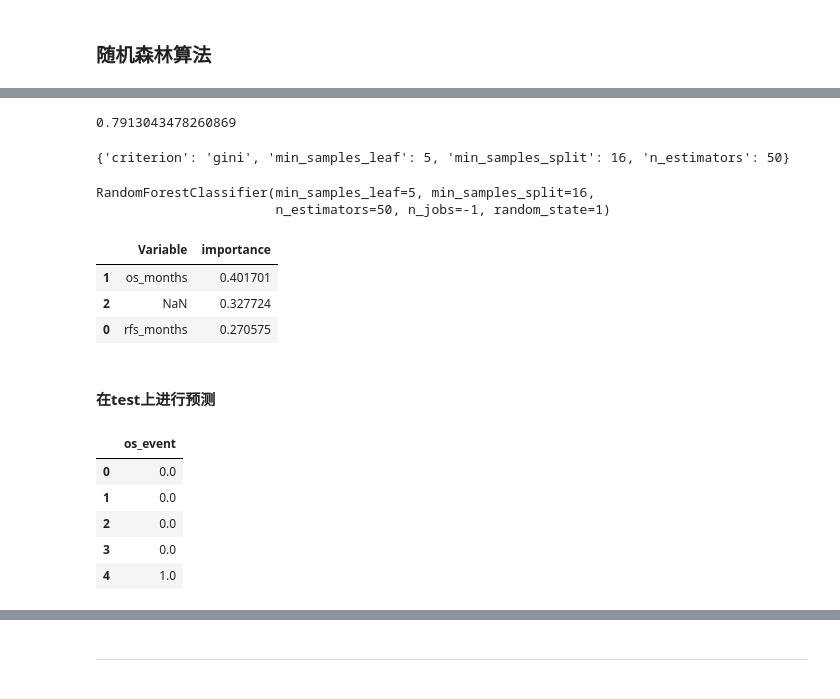
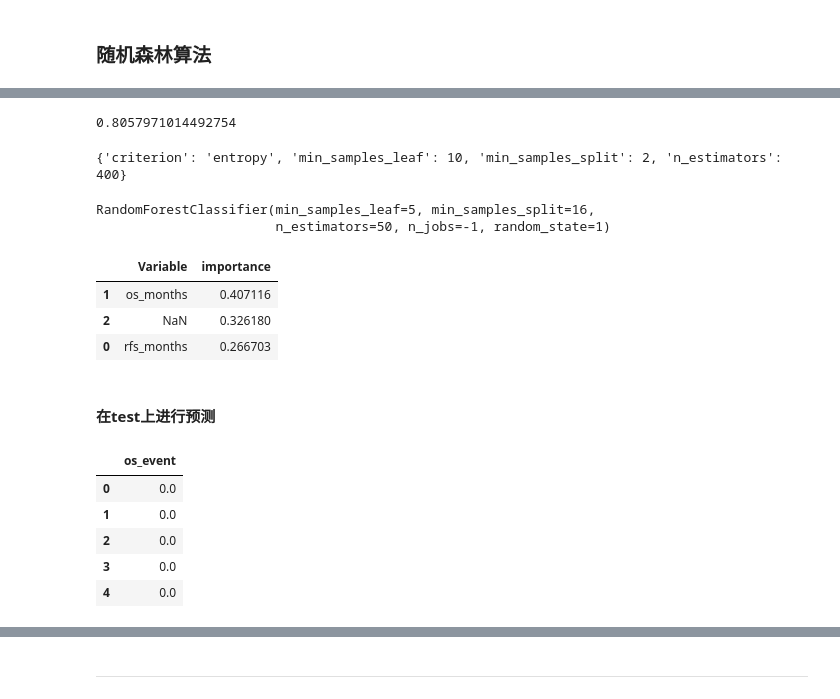
Before and after one commit to nancyxieyy/cancer-care-predictor, a Jupyter notebook: survivalRate.ipynb, the cells around one changed output, grey strips where cells are left out. Cells and saved outputs as stored; diff of their text form; code cells hidden in the pictures.

```diff
--- a/survivalRate.ipynb
+++ b/survivalRate.ipynb
@@ -128,7 +160,7 @@ dtype: int64
 # %% [markdown]
 #### 1. 生存率
 # %%
-Target = ['os_event']
+Target_survival = ['os_event']
 # %%
 data_columns_survival = ['rfs_event', 'rfs_months', 'os_months']
 # %%
@@ -136,5 +168,5 @@ columns_survival = Target + data_columns_survival
 # %%
-X_train, X_test, y_train, y_test = model_selection.train_test_split(data[data_columns_survival],
-                                                                    data[Target],
+X_train_1, X_test_1, y_train_1, y_test_1 = model_selection.train_test_split(data[data_columns_survival],
+                                                                    data[Target_survival],
                                                                     random_state=0)
 # %%
@@ -180,34 +255,34 @@ gs = gs.fit(X_train, y_train)
 # %%
-print(gs.best_score_)
+print(gs_1.best_score_)
 # %% [output]
-0.7913043478260869
+0.8057971014492754
 # %%
-print(gs.best_params_)
+print(gs_1.best_params_)
 # %% [output]
-{'criterion': 'gini', 'min_samples_leaf': 5, 'min_samples_split': 16, 'n_estimators': 50}
+{'criterion': 'entropy', 'min_samples_leaf': 10, 'min_samples_split': 2, 'n_estimators': 400}
 # %%
 # 创建一个对象
-rf2 = RandomForestClassifier(criterion='gini',
+rf_1 = RandomForestClassifier(criterion='gini',
                             min_samples_leaf=5,
                             min_samples_split=16,
                             n_estimators=50,
                             n_jobs=-1,
                             random_state=1)
-# %%
-rf2.fit(X_train, y_train)
-# %% [output]
-RandomForestClassifier(min_samples_leaf=5, min_samples_split=16,
-                       n_estimators=50, n_jobs=-1, random_state=1)
+# %%
+rf_1.fit(X_train_1, y_train_1)
+# %% [output]
+RandomForestClassifier(min_samples_leaf=5, min_samples_split=16,
+                       n_estimators=50, n_jobs=-1, random_state=1)
 # %%
 # 预测
 # 根据特征的重要性排序
-pd.concat((pd.DataFrame(X_train.iloc[:, 1:].columns, columns=['Variable']),
-           pd.DataFrame(rf2.feature_importances_, columns=['importance'])),
+pd.concat((pd.DataFrame(X_train_1.iloc[:, 1:].columns, columns=['Variable']),
+           pd.DataFrame(rf_1.feature_importances_, columns=['importance'])),
            axis=1).sort_values(by='importance', ascending=False)
 # %% [output]
 |  | Variable | importance |
-| 1 | os_months | 0.401701 |
-| 2 | NaN | 0.327724 |
-| 0 | rfs_months | 0.270575 |
+| 1 | os_months | 0.407116 |
+| 2 | NaN | 0.326180 |
+| 0 | rfs_months | 0.266703 |
 # %% [markdown]
  #### 在test上进行预测
@@ -218,12 +293,12 @@ pred_df = pd.DataFrame(pred, columns=['os_event'])
 # %%
-pred_df.head()
+pred_df_1.head()
 # %% [output]
 |  | os_event |
 | 0 | 0.0 |
 | 1 | 0.0 |
 | 2 | 0.0 |
 | 3 | 0.0 |
-| 4 | 1.0 |
+| 4 | 0.0 |
 # %%
 from sklearn.metrics import accuracy_score, roc_auc_score, roc_curve
 import matplotlib.pyplot as plt
```
Also changed, not shown: parts of 66 cells of this notebook, 8 other files.
